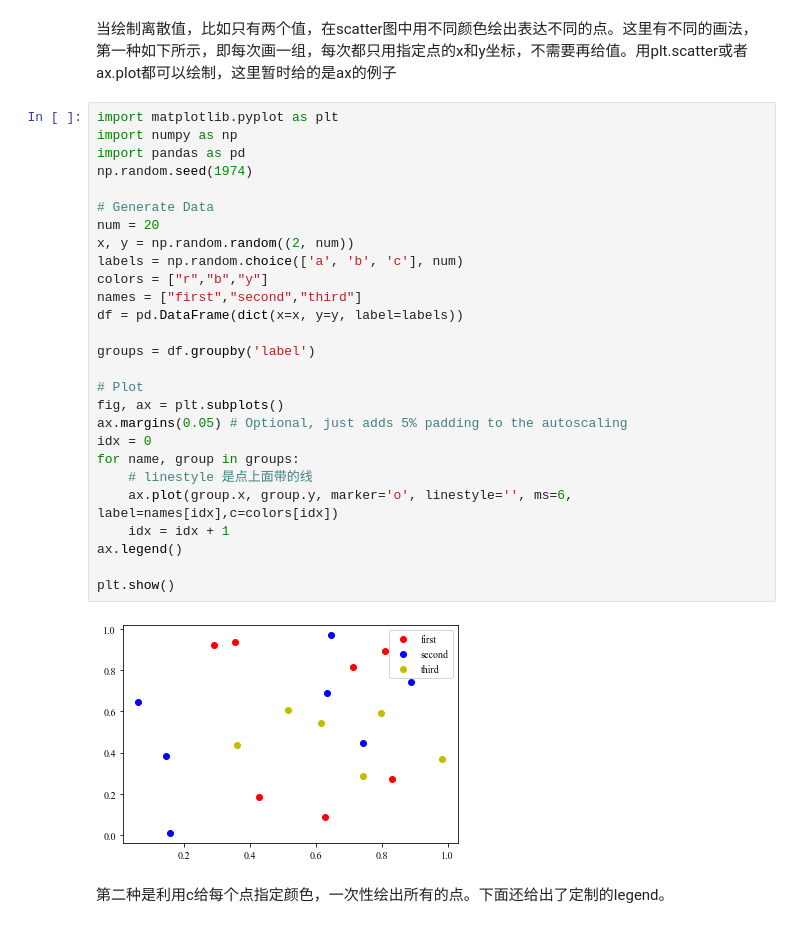
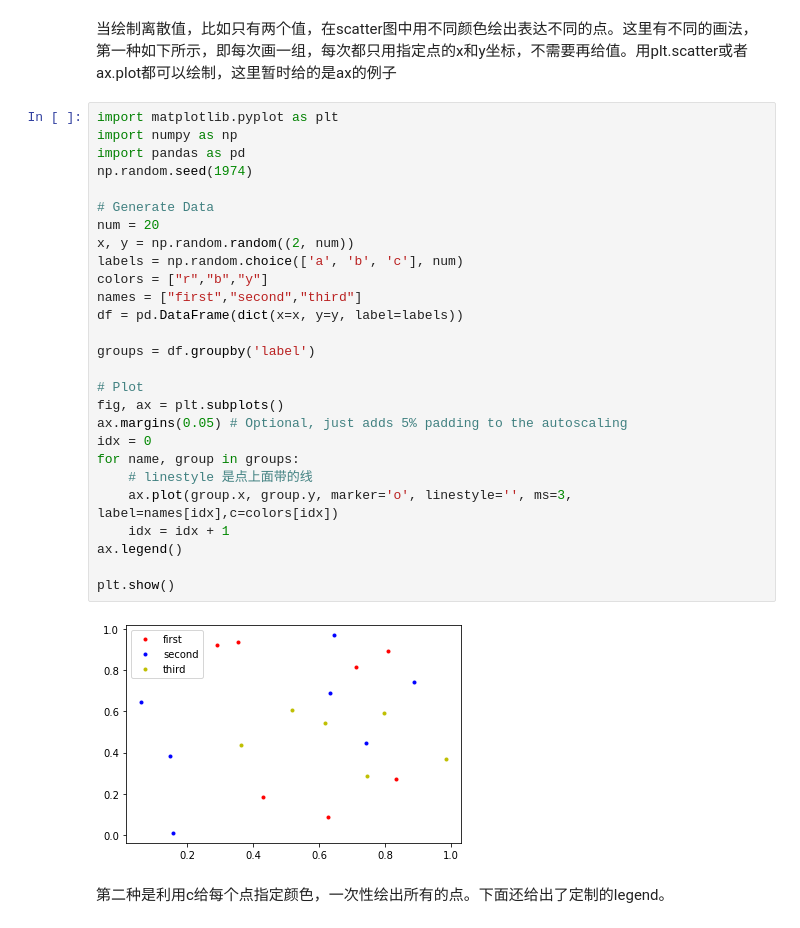
Before and after one commit to iHeadWater/hydrus, a Jupyter notebook: 3-basic-pyviz/1-matplotlib-intro/how-to-use-matplotlib.ipynb, the cells around one changed output. Saved outputs shown, nothing was run; the diff lists cells and outputs as text.

Commit message:
add more plots

```diff
--- a/3-basic-pyviz/1-matplotlib-intro/how-to-use-matplotlib.ipynb
+++ b/3-basic-pyviz/1-matplotlib-intro/how-to-use-matplotlib.ipynb
@@ -453,32 +453,32 @@ plt.colorbar(im, cax=cax)
 # %%
 import matplotlib.pyplot as plt
 import numpy as np
 import pandas as pd
 np.random.seed(1974)
 
 # Generate Data
 num = 20
 x, y = np.random.random((2, num))
 labels = np.random.choice(['a', 'b', 'c'], num)
 colors = ["r","b","y"]
 names = ["first","second","third"]
 df = pd.DataFrame(dict(x=x, y=y, label=labels))
 
 groups = df.groupby('label')
 
 # Plot
 fig, ax = plt.subplots()
 ax.margins(0.05) # Optional, just adds 5% padding to the autoscaling
 idx = 0
 for name, group in groups:
     # linestyle 是点上面带的线
-    ax.plot(group.x, group.y, marker='o', linestyle='', ms=6, label=names[idx],c=colors[idx])
+    ax.plot(group.x, group.y, marker='o', linestyle='', ms=3, label=names[idx],c=colors[idx])
     idx = idx + 1
 ax.legend()
 
 plt.show()
 # %% [output]
-[figure, old version]
+[figure, new version]
 # %% [markdown]
 第二种是利用c给每个点指定颜色，一次性绘出所有的点。下面还给出了定制的legend。
 # %%
```
Also changed, not shown: parts of 10 cells of this notebook, 4 other files.
